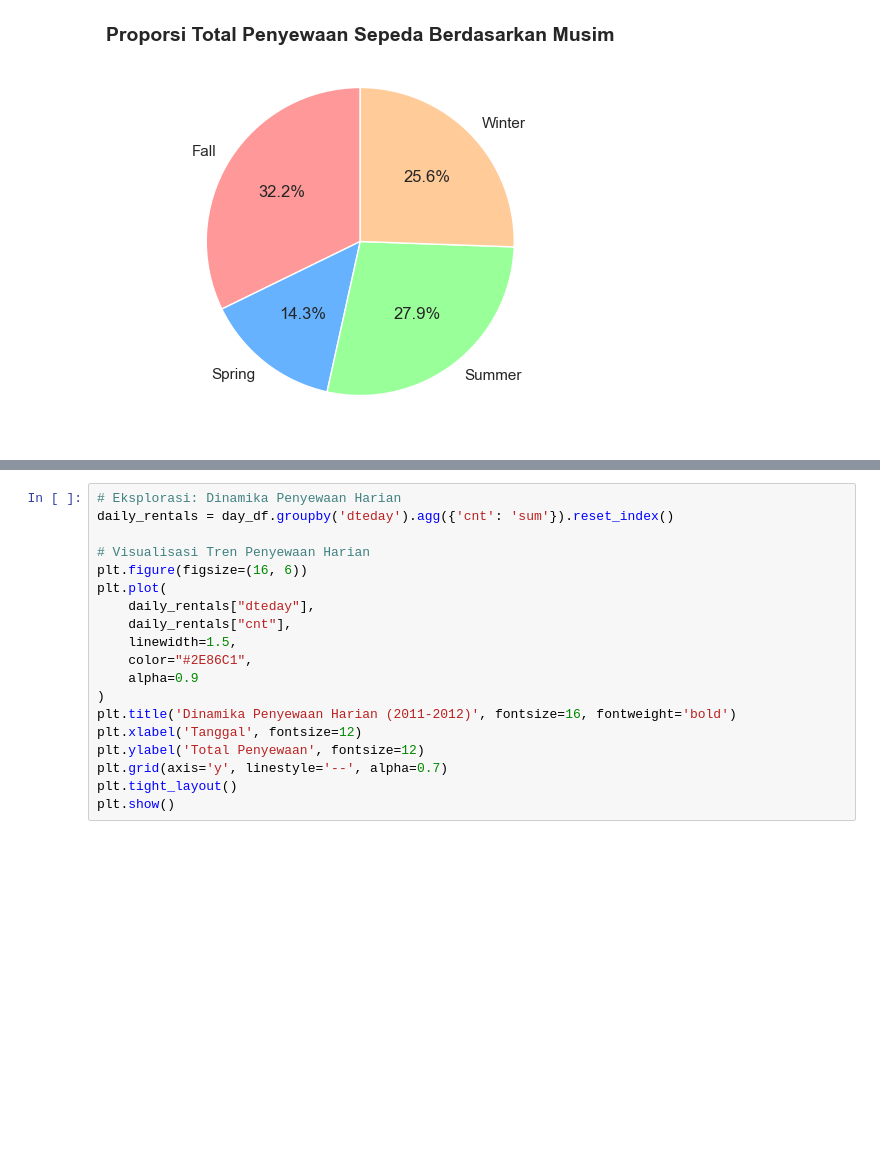
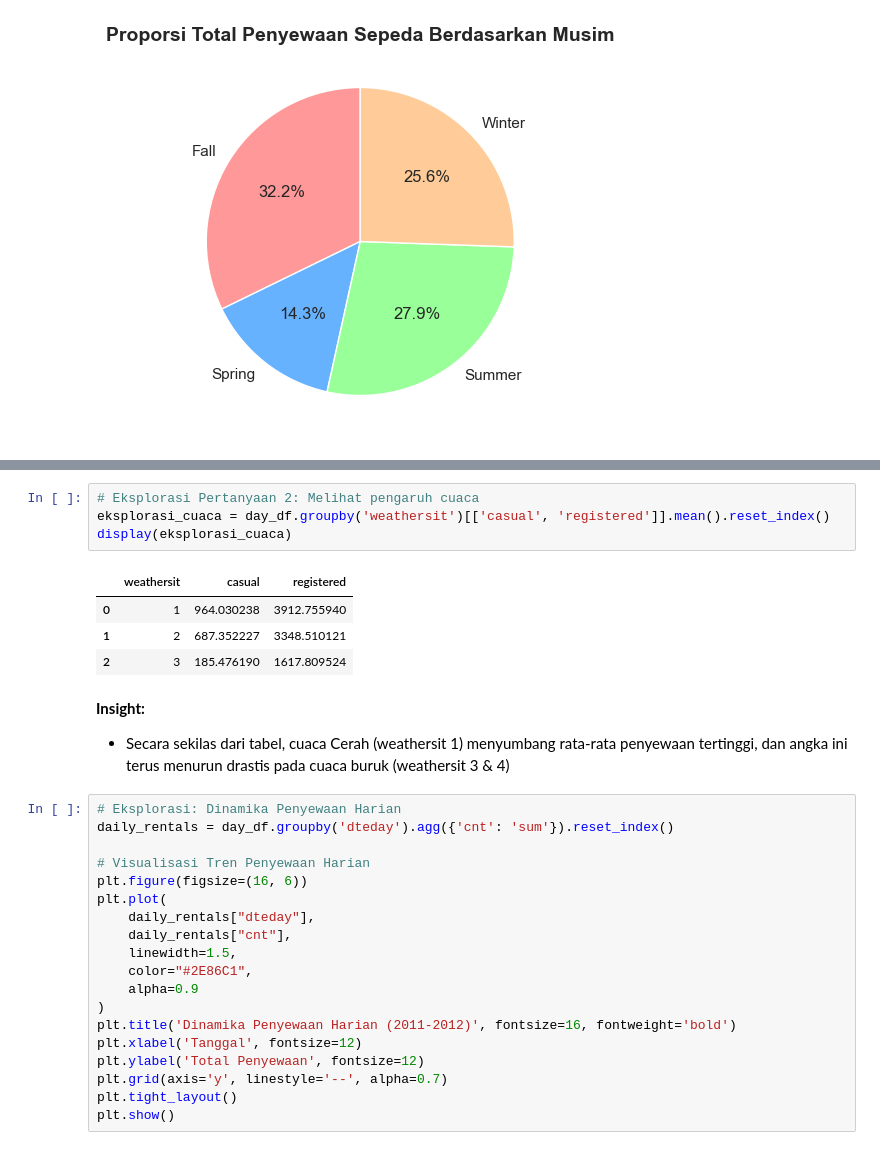
Before and after one commit to alvisdiy/Analisis-Data-Bike-Sharing, a Jupyter notebook: Proyek_Analisis_Data.ipynb, the cells around one changed output, grey strips where cells are left out. Drawn from its saved outputs; the diff is of its cells as text; blank space fills up the shorter version.

```diff
--- a/Proyek_Analisis_Data.ipynb
+++ b/Proyek_Analisis_Data.ipynb
@@ -266,3 +254,15 @@ display(korelasi)
+# %%
+# Eksplorasi Pertanyaan 2: Melihat pengaruh cuaca
+eksplorasi_cuaca = day_df.groupby('weathersit')[['casual', 'registered']].mean().reset_index()
+display(eksplorasi_cuaca)
+# %% [output]
+|  | weathersit | casual | registered |
+| 0 | 1 | 964.030238 | 3912.755940 |
+| 1 | 2 | 687.352227 | 3348.510121 |
+| 2 | 3 | 185.476190 | 1617.809524 |
+# %% [markdown]
+**Insight:**
+- Secara sekilas dari tabel, cuaca Cerah (weathersit 1) menyumbang rata-rata penyewaan tertinggi, dan angka ini terus menurun drastis pada cuaca buruk (weathersit 3 & 4)
 # %%
 # Eksplorasi: Dinamika Penyewaan Harian
 daily_rentals = day_df.groupby('dteday').agg({'cnt': 'sum'}).reset_index()
```
Also changed, not shown: parts of 15 cells of this notebook, 2 other files.
